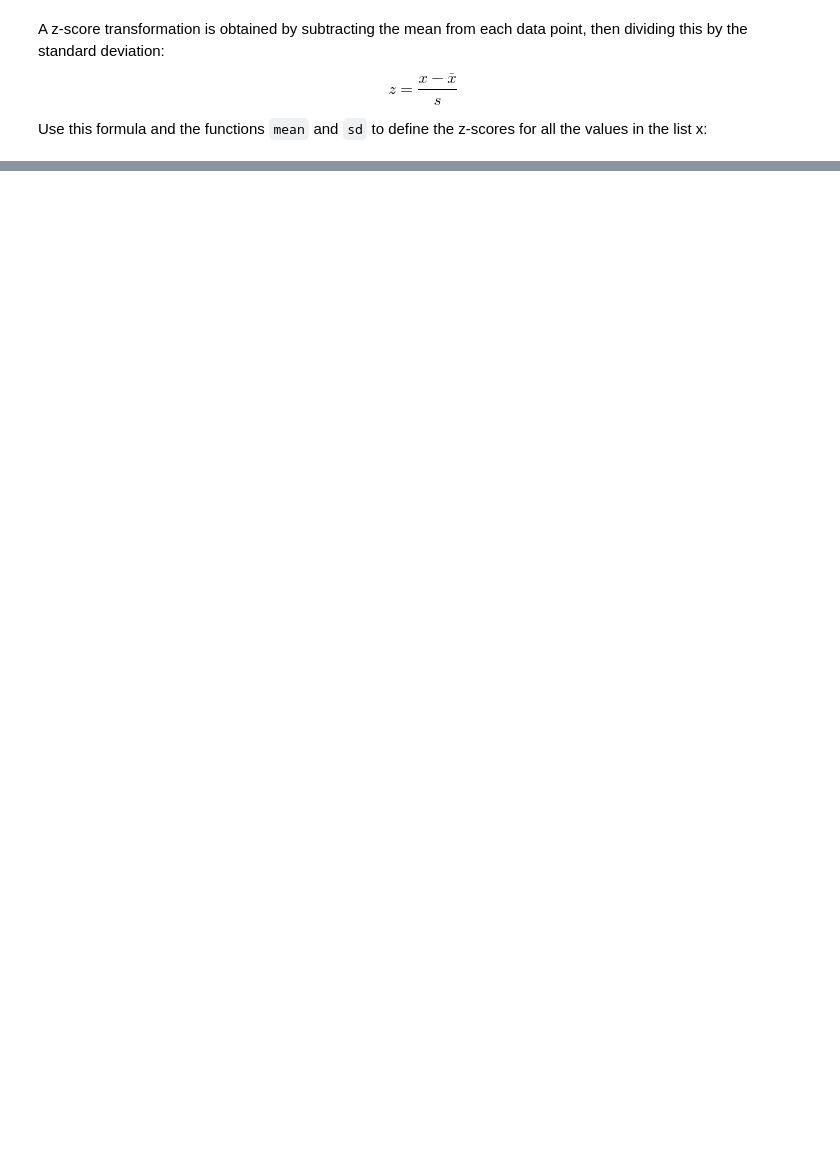
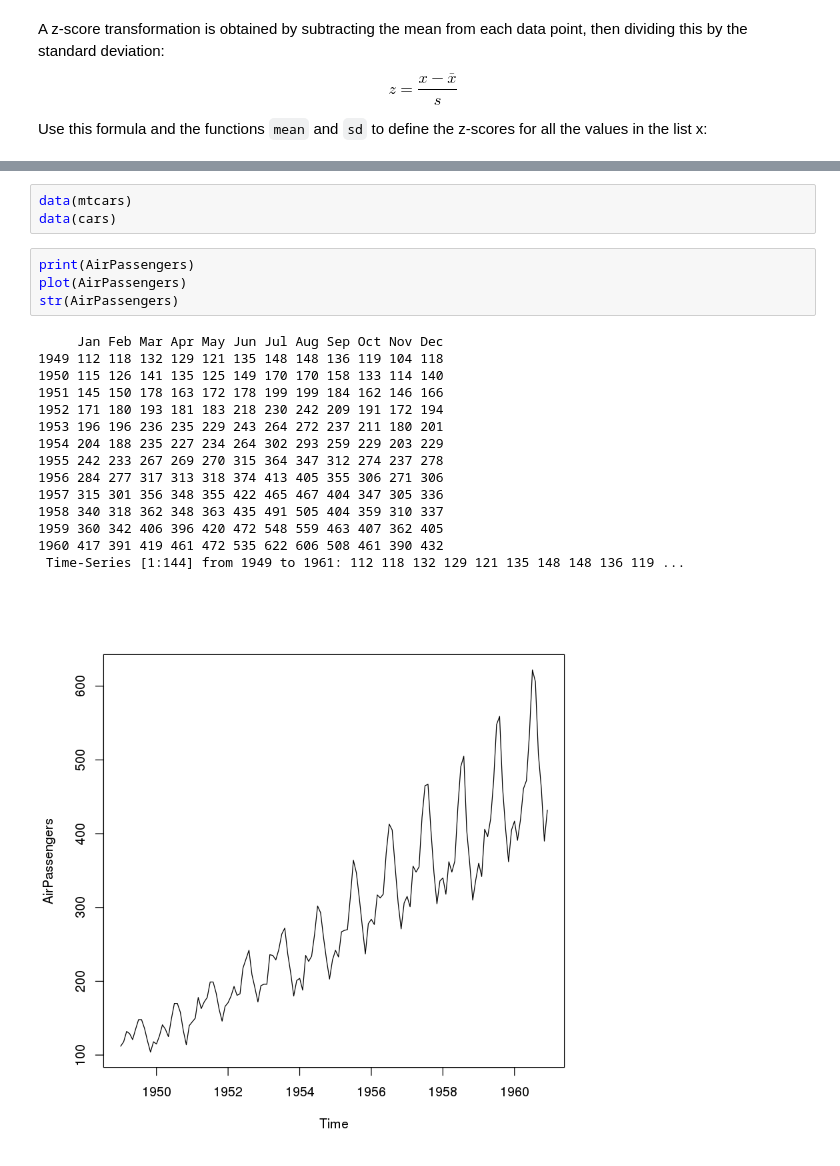
Before and after one commit to mdtdev/Scientific-Computing-Education, a Jupyter notebook: 01 Introduction_to_R_Arithmetic.ipynb, the cells around one changed output, grey strips where cells are left out. Saved outputs shown, nothing was run; the diff lists cells and outputs as text; blank space fills up the shorter version.

```diff
--- a/01 Introduction_to_R_Arithmetic.ipynb
+++ b/01 Introduction_to_R_Arithmetic.ipynb
@@ -218,3 +275,26 @@ Lists are great but in most problems we have many variables and many observation
+# %%
+data(mtcars)
+data(cars)
+# %%
+print(AirPassengers)
+plot(AirPassengers)
+str(AirPassengers)
+# %% [output]
+     Jan Feb Mar Apr May Jun Jul Aug Sep Oct Nov Dec
+1949 112 118 132 129 121 135 148 148 136 119 104 118
+1950 115 126 141 135 125 149 170 170 158 133 114 140
+1951 145 150 178 163 172 178 199 199 184 162 146 166
+1952 171 180 193 181 183 218 230 242 209 191 172 194
+1953 196 196 236 235 229 243 264 272 237 211 180 201
+1954 204 188 235 227 234 264 302 293 259 229 203 229
+1955 242 233 267 269 270 315 364 347 312 274 237 278
+1956 284 277 317 313 318 374 413 405 355 306 271 306
+1957 315 301 356 348 355 422 465 467 404 347 305 336
+1958 340 318 362 348 363 435 491 505 404 359 310 337
+1959 360 342 406 396 420 472 548 559 463 407 362 405
+1960 417 391 419 461 472 535 622 606 508 461 390 432
+ Time-Series [1:144] from 1949 to 1961: 112 118 132 129 121 135 148 148 136 119 ...
+[figure, added]
 # %% [markdown]
 Version 1.0
 2018.06.06
```
Also changed, not shown: parts of 24 cells of this notebook, 2 other files.
